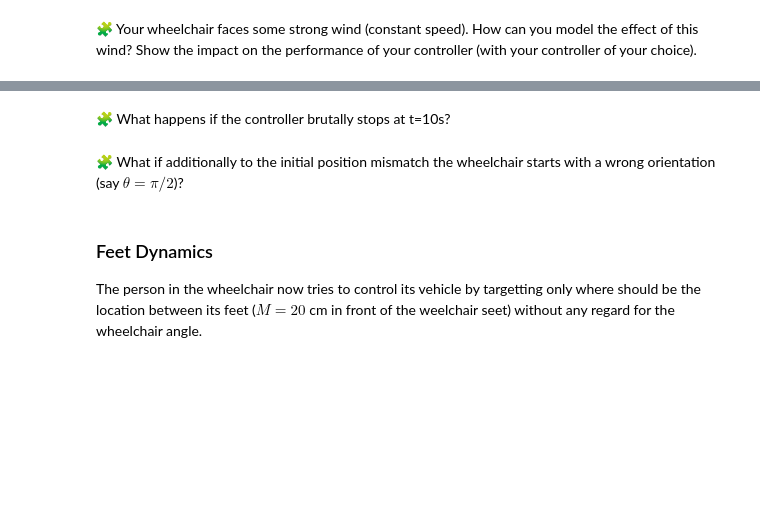
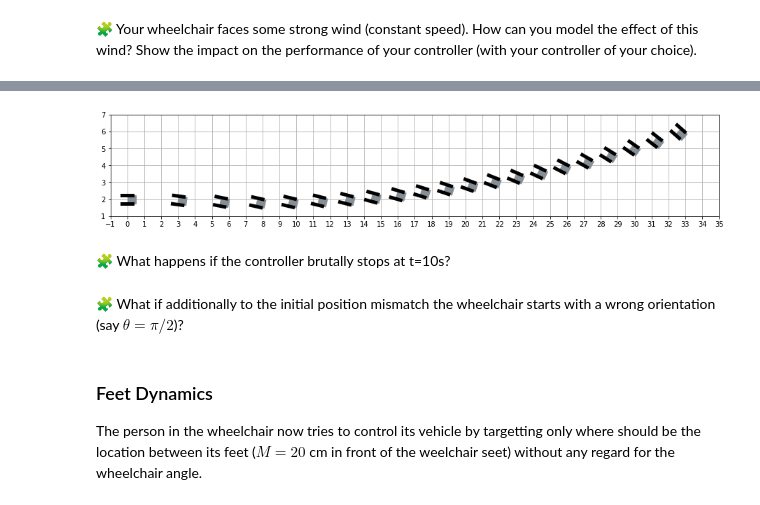
Before and after one commit to AyaBOUBAKRI/control-engineering-with-python-project-2022-2023, a Jupyter notebook: Project-3.ipynb, the cells around one changed output, grey strips where cells are left out. Drawn from its saved outputs; the diff is of its cells as text; code cells hidden in the pictures; blank space fills up the shorter version.

```diff
--- a/Project-3.ipynb
+++ b/Project-3.ipynb
@@ -911,3 +1011,27 @@ legend()
+# %%
+def fun(t, xytheta):
+    x, y, theta = xytheta
+    vw=2
+    omega_l, omega_r = omega(t, xytheta)
+    dx = Rw * 0.5 * (omega_l + omega_r) * cos(theta) + vw
+    dy = Rw * 0.5 * (omega_l + omega_r) * sin(theta)
+    dtheta = Rw * (omega_r - omega_l) / L
+    return array([dx, dy, dtheta])
+
+t = linspace(0,tf, 1000)
+poles = [-0.36, -0.37, -0.35]
+K = place_poles(A,B,poles).gain_matrix
+r_vw = solve_ivp(fun=fun,t_span=[0,tf] ,y0=[0,2,0], dense_output=True,max_step=1e-2, atol=1e-12)
+
+
+step = 1
+t = arange(0,tf+step,step)
+sol_t = r_vw["sol"](t)
+draw_arena(xmax=35,xmin=-1,ymin=1,ymax=7)
+for x, y, theta in sol_t.T:
+    draw_wheelchair(x, y, theta)
+# %% [output]
+[figure, added]
 # %% [markdown]
 🧩 What happens if the controller brutally stops at t=10s?
 # %%
```
Also changed, not shown: parts of 4 cells of this notebook.
